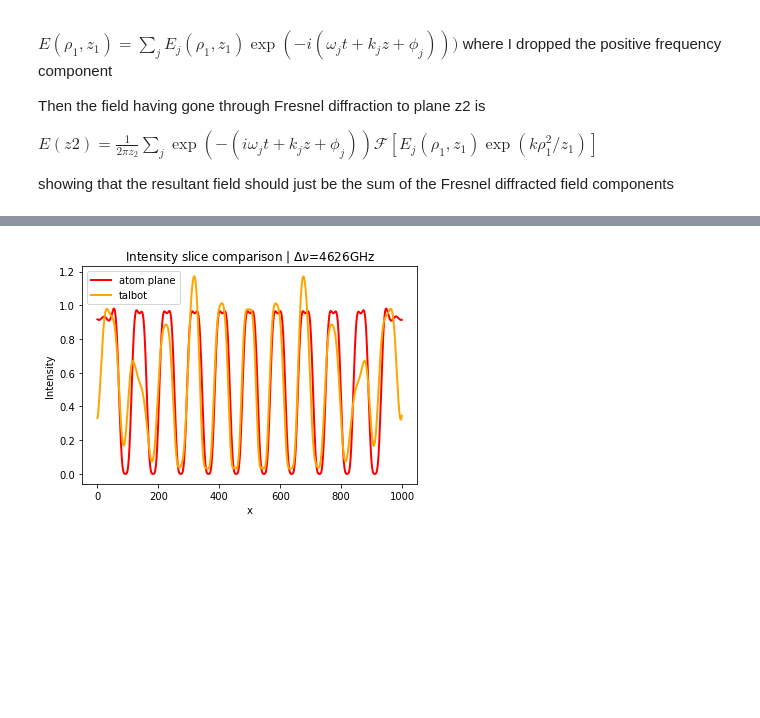
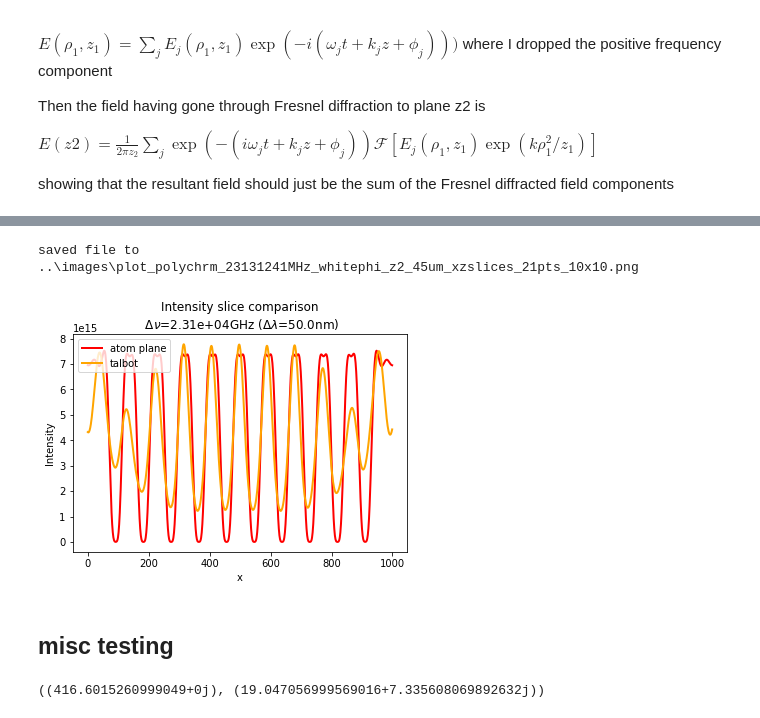
Before and after one commit to prhuft/fourier-optics, a Jupyter notebook: gba/spectrally_incoherent_gba.ipynb, the cells around one changed output, grey strips where cells are left out. Saved outputs shown, nothing was run; the diff lists cells and outputs as text; code cells hidden in the pictures; blank space fills up the shorter version.

```diff
--- a/gba/spectrally_incoherent_gba.ipynb
+++ b/gba/spectrally_incoherent_gba.ipynb
@@ -201,8 +201,8 @@ pos_std=None
 r_aper = .75 # aperture reflectivity
 t_plate = 1 # plate transmissivity
 mask, x0pts, w = spot_mask(xnum, ynum, a, dx, dy, pts, phi_std=phi_std, pos_std=pos_std, aperture=1-r_aper, plate=t_plate)
-focal_int = np.zeros(mask.shape,float)
-talbot_int = np.zeros(mask.shape,float)
+focal_field = np.zeros(mask.shape,complex)
+talbot_field = np.zeros(mask.shape,complex)
 
 # iterate over frequency components
 for i,nu in enumerate(nu_pts):
@@ -230,9 +230,9 @@ for i,nu in enumerate(nu_pts):
                                  logging=False)
 
         if z2 == f2:
-            focal_int += real(field2*conjugate(field2))
+            focal_field += field2
         else:
-            talbot_int += real(field2*conjugate(field2))
+            talbot_field += field2
 
     print(f"step {i} completed")
 # %% [output]
@@ -256,9 +256,9 @@ step 20 completed
 # %%
 # plot field in focal and talbot planes and save
 
-savefig = False
-for output_int,z2 in zip([focal_int,talbot_int],zvals):
-    I2_xy = output_int
+savefig = True
+for output_field,z2 in zip([focal_field,talbot_field],zvals):
+    I2_xy = conjugate(output_field)*output_field
     if f2 - z2 == 0:
         I2xy_max = amax(I2_xy)
     I2_xy /= I2xy_max
@@ -267,7 +267,7 @@ for output_int,z2 in zip([focal_int,talbot_int],zvals):
     fig, ax = figax(xlabel=r'x [$\mu$m]', ylabel=r'y [$\mu$m]')
     fig.dpi=100
     title = rf'Intensity2 | z={(z2 - f2)*1e6:0.0f} $\mu$m'
-    title += rf' | $\Delta \nu$={dnu/1e9:0.0f}GHz' #Uniform input $\phi$
+    title += '\n'+rf' $\Delta \nu$={dnu/1e9:0.3}GHz ($\Delta \lambda$={dlmbda*1e9}nm)' #Uniform input $\phi$
     # title += '\n Normalized to focal plane intensity'
     ax.set_title(title)
     if f2 - z2 == 0:
@@ -278,12 +278,8 @@ for output_int,z2 in zip([focal_int,talbot_int],zvals):
     fig.colorbar(cax)
 
     if savefig:
-        if not phases:
-            fname = os.path.join(imagedir,
-            f'plot_polychrm_{int(dnu/1e9)}MHz_monophi_z2_{int(abs((f2 - z2)*1e6))}um_{components}pts_{xnum1}x{ynum1}.png')
-        else:
-            fname = os.path.join(imagedir,
-            f'plot_polychrm_{int(dnu/1e9)}MHz_whitephi_z2_{int(abs((f2 - z2)*1e6))}um_{components}pts_{xnum1}x{ynum1}.png')
+        fname = os.path.join(imagedir,
+            f'plot_polychrm_{int(dnu/1e9)}MHz_whitephi_z2_{int(abs((f2 - z2)*1e6))}um_{components}pts_{xnum}x{ynum}.png')
         plt.savefig(fname, bbox_inches='tight')
         print(f"saved file to {fname}")
 savefig = False
@@ -293,26 +291,43 @@ savefig = False
 # %%
-savefig=False
+savefig=True
 fig, ax = plt.subplots()
-ax.set_title(rf'Intensity slice comparison | $\Delta\nu$={dnu/1e9:0.0f}GHz') #Uniform input $\phi$
+ax.set_title(rf'Intensity slice comparison'
+             +'\n'+rf' $\Delta \nu$={dnu/1e9:0.3}GHz ($\Delta \lambda$={dlmbda*1e9}nm)')
 ax.set_xlabel("x")
 ax.set_ylabel("Intensity")
 I2xy_max = 1
-for field_int,label,color,lw in zip([abs(field0)**2,focal_int,talbot_int],['input','atom plane','talbot'],['teal','red','orange'],['1','2','2']):
+for field,label,color,lw in zip([field0,focal_field,talbot_field],['input','atom plane','talbot'],['teal','red','orange'],['1','2','2']):
     # because of the ordering of labels/fields, the talbot plane is scaled to the atom plane
 
-    I2_xy = field_int
+    I2_xy = real(conjugate(field)*field)
     if label == 'atom_plane':
-        I2xy_max = amax(field_int)
+        I2xy_max = amax(I2_xy)
     I2_xy /= I2xy_max
 
     if label != 'input':
         ax.plot(range(pts), I2_xy[450,:],lw=lw,label=label,c=color)
 
 ax.legend(loc='upper left')
 if savefig:
-    fname = os.path.join(imagedir, f'plot_polychrm_{int(dnu/1e6)}MHz_monophi_z2_{int(abs((f2 - z2)*1e6))}um_xzslices_{xnum1}x{ynum1}.png')
+    fname = os.path.join(imagedir,
+        f'plot_polychrm_{int(dnu/1e6)}MHz_whitephi_z2_{int(abs((f2 - z2)*1e6))}um_xzslices_{components}pts_{xnum}x{ynum}.png')
     plt.savefig(fname, bbox_inches='tight')
     print(f"saved file to {fname}")
     savefig=False
 # %% [output]
+saved file to ..\images\plot_polychrm_23131241MHz_whitephi_z2_45um_xzslices_21pts_10x10.png
-[figure, old version]
+[figure, new version]
+# %% [markdown]
+## misc testing
+# %%
+# properly compute the intensity from a sum of fields with random phases
+
+field = 0
+num = 1000
+for i in range(num):
+    E0 = 1
+    field += E0*exp(-1j*2*pi*rand())
+
+field*conjugate(field), field
+# %% [output]
+((416.6015260999049+0j), (19.047056999569016+7.335608069892632j))
```
Also changed, not shown: parts of 4 cells of this notebook.
